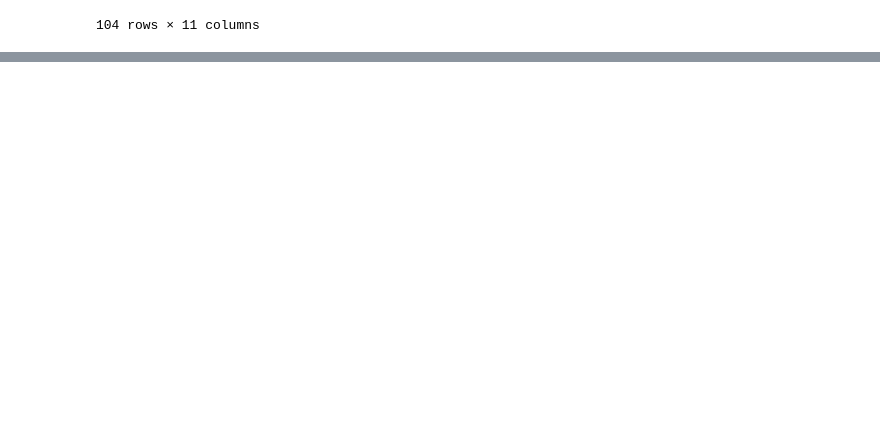
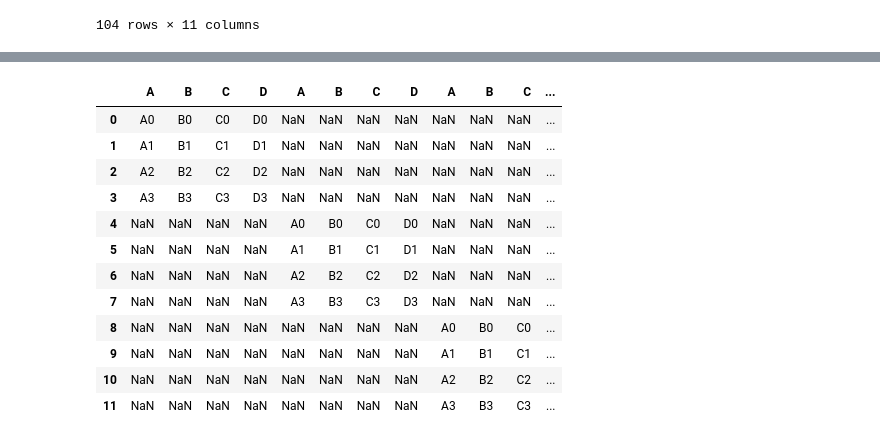
Before and after one commit to ayberkbozkus/DataScience, a Jupyter notebook: Study.ipynb, the cells around one changed output, grey strips where cells are left out. Saved outputs shown, nothing was run; the diff lists cells and outputs as text; code cells hidden in the pictures; blank space fills up the shorter version.

```diff
--- a/Study.ipynb
+++ b/Study.ipynb
@@ -2579,0 +2977,18 @@ review.head(10)
+# %%
+df1 = pd.DataFrame({'A': ['A0','A1','A2','A3'],
+                   'B': ['B0','B1','B2','B3'],
+                   'C': ['C0','C1','C2','C3'],
+                   'D': ['D0','D1','D2','D3']},
+                  index=[0,1,2,3])
+# %%
+df2 = pd.DataFrame({'A': ['A0','A1','A2','A3'],
+                   'B': ['B0','B1','B2','B3'],
+                   'C': ['C0','C1','C2','C3'],
+                   'D': ['D0','D1','D2','D3']},
+                  index=[4,5,6,7])
+# %%
+df3 = pd.DataFrame({'A': ['A0','A1','A2','A3'],
+                   'B': ['B0','B1','B2','B3'],
+                   'C': ['C0','C1','C2','C3'],
+                   'D': ['D0','D1','D2','D3']},
+                  index=[8,9,10,11])
@@ -2579,0 +3035,16 @@ review.head(10)
+# %%
+pd.concat([df1,df2,df3],axis=1)
+# %% [output]
+|  | A | B | C | D | A | B | C | D | A | B | C | ... |
+| 0 | A0 | B0 | C0 | D0 | NaN | NaN | NaN | NaN | NaN | NaN | NaN | ... |
+| 1 | A1 | B1 | C1 | D1 | NaN | NaN | NaN | NaN | NaN | NaN | NaN | ... |
+| 2 | A2 | B2 | C2 | D2 | NaN | NaN | NaN | NaN | NaN | NaN | NaN | ... |
+| 3 | A3 | B3 | C3 | D3 | NaN | NaN | NaN | NaN | NaN | NaN | NaN | ... |
+| 4 | NaN | NaN | NaN | NaN | A0 | B0 | C0 | D0 | NaN | NaN | NaN | ... |
+| 5 | NaN | NaN | NaN | NaN | A1 | B1 | C1 | D1 | NaN | NaN | NaN | ... |
+| 6 | NaN | NaN | NaN | NaN | A2 | B2 | C2 | D2 | NaN | NaN | NaN | ... |
+| 7 | NaN | NaN | NaN | NaN | A3 | B3 | C3 | D3 | NaN | NaN | NaN | ... |
+| 8 | NaN | NaN | NaN | NaN | NaN | NaN | NaN | NaN | A0 | B0 | C0 | ... |
+| 9 | NaN | NaN | NaN | NaN | NaN | NaN | NaN | NaN | A1 | B1 | C1 | ... |
+| 10 | NaN | NaN | NaN | NaN | NaN | NaN | NaN | NaN | A2 | B2 | C2 | ... |
+| 11 | NaN | NaN | NaN | NaN | NaN | NaN | NaN | NaN | A3 | B3 | C3 | ... |
```
Also changed, not shown: parts of 96 cells of this notebook.
